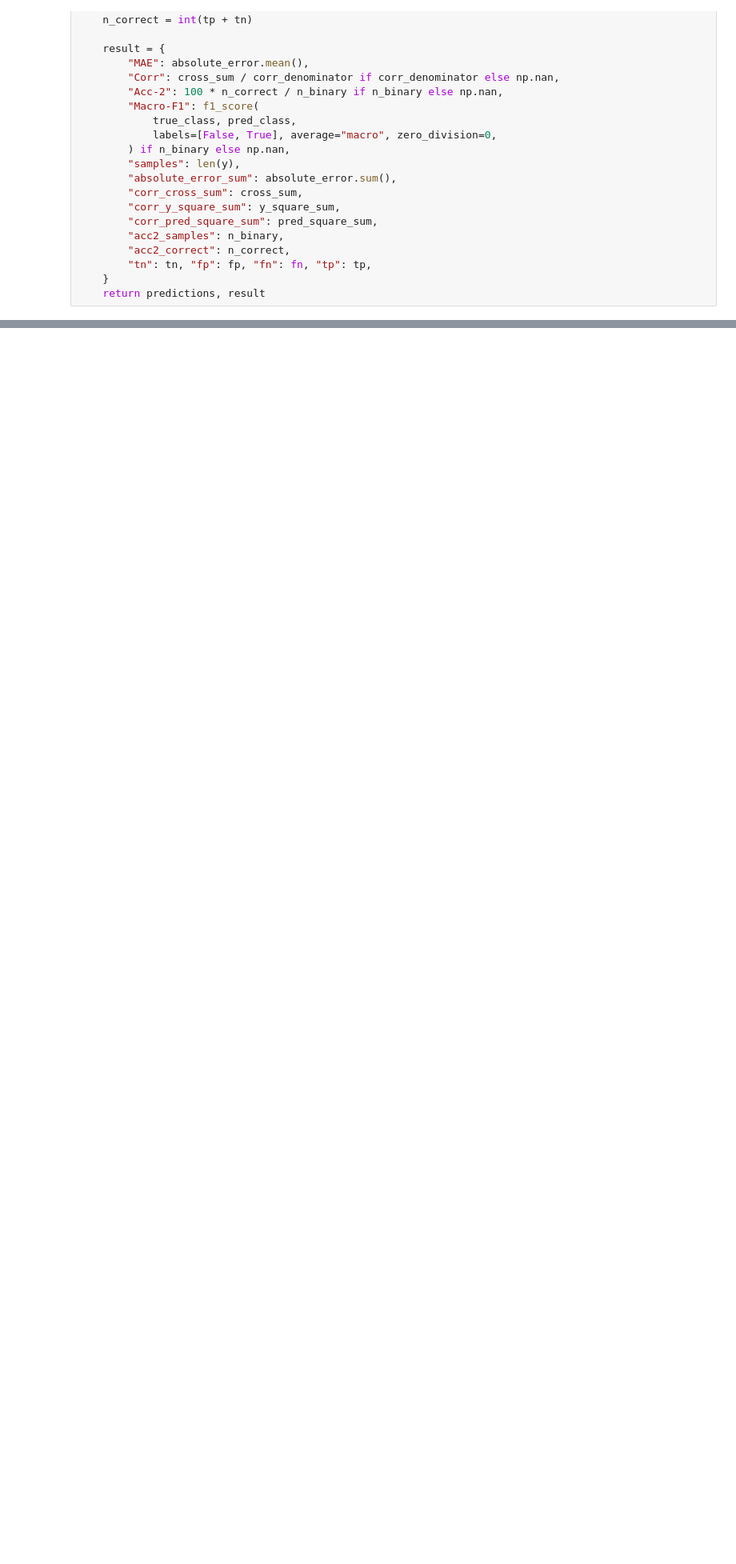
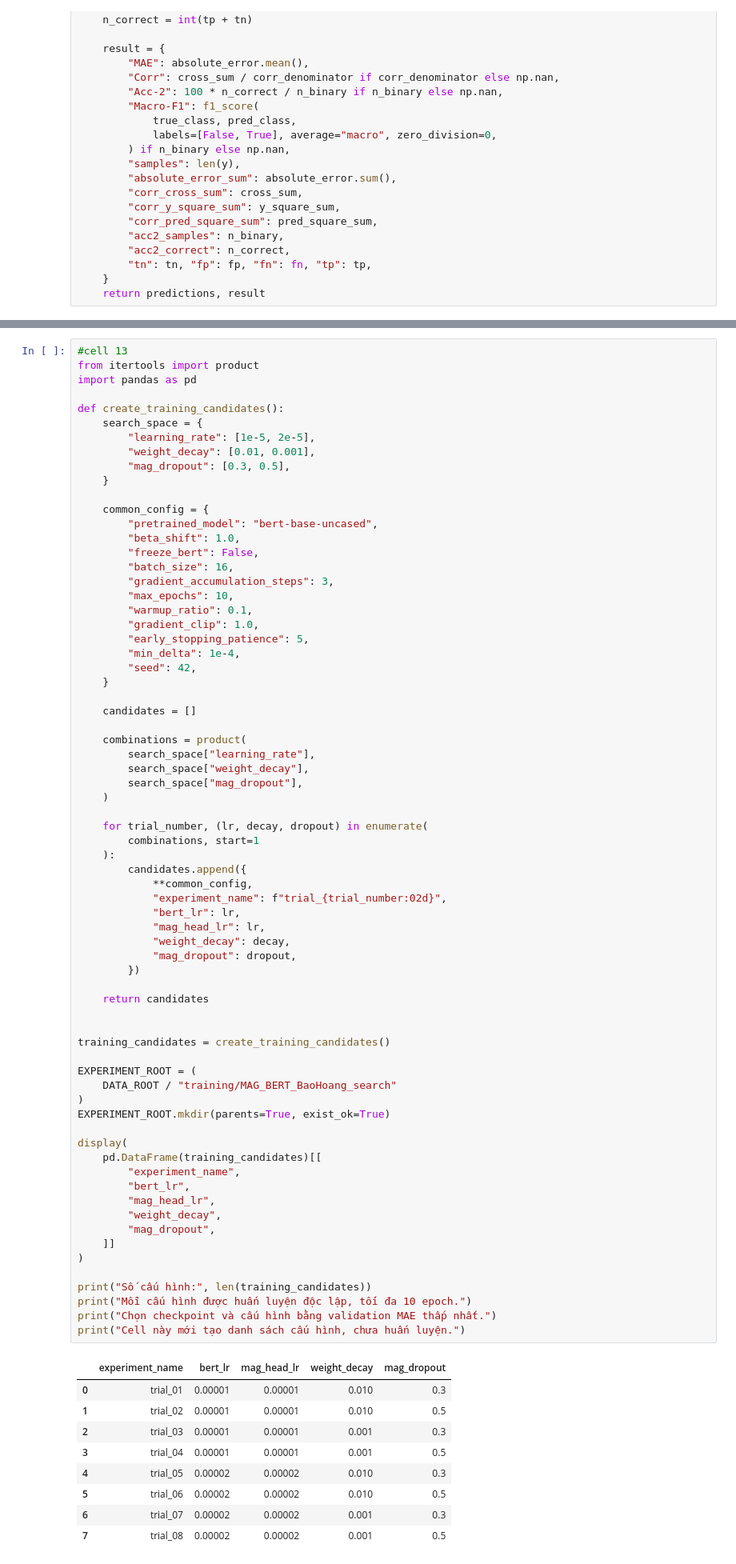
Before and after one commit to danghau2512/DataMining-MSA, a Jupyter notebook: src/notebooks/03_Train_Model.ipynb, the cells around one changed output, grey strips where cells are left out. Shown at 80% size. Cells and saved outputs as stored; diff of their text form; blank space fills up the shorter version.

```diff
--- a/src/notebooks/03_Train_Model.ipynb
+++ b/src/notebooks/03_Train_Model.ipynb
@@ -255,0 +289,80 @@ Số liệu dùng để kiểm chứng
+# %%
+#cell 13
+from itertools import product
+import pandas as pd
+
+def create_training_candidates():
+    search_space = {
+        "learning_rate": [1e-5, 2e-5],
+        "weight_decay": [0.01, 0.001],
+        "mag_dropout": [0.3, 0.5],
+    }
+
+    common_config = {
+        "pretrained_model": "bert-base-uncased",
+        "beta_shift": 1.0,
+        "freeze_bert": False,
+        "batch_size": 16,
+        "gradient_accumulation_steps": 3,
+        "max_epochs": 10,
+        "warmup_ratio": 0.1,
+        "gradient_clip": 1.0,
+        "early_stopping_patience": 5,
+        "min_delta": 1e-4,
+        "seed": 42,
+    }
+
+    candidates = []
+
+    combinations = product(
+        search_space["learning_rate"],
+        search_space["weight_decay"],
+        search_space["mag_dropout"],
+    )
+
+    for trial_number, (lr, decay, dropout) in enumerate(
+        combinations, start=1
+    ):
+        candidates.append({
+            **common_config,
+            "experiment_name": f"trial_{trial_number:02d}",
+            "bert_lr": lr,
+            "mag_head_lr": lr,
+            "weight_decay": decay,
+            "mag_dropout": dropout,
+        })
+
+    return candidates
+
+
+training_candidates = create_training_candidates()
+
+EXPERIMENT_ROOT = (
+    DATA_ROOT / "training/MAG_BERT_BaoHoang_search"
+)
+EXPERIMENT_ROOT.mkdir(parents=True, exist_ok=True)
+
+display(
+    pd.DataFrame(training_candidates)[[
+        "experiment_name",
+        "bert_lr",
+        "mag_head_lr",
+        "weight_decay",
+        "mag_dropout",
+    ]]
+)
+
+print("Số cấu hình:", len(training_candidates))
+print("Mỗi cấu hình được huấn luyện độc lập, tối đa 10 epoch.")
+print("Chọn checkpoint và cấu hình bằng validation MAE thấp nhất.")
+print("Cell này mới tạo danh sách cấu hình, chưa huấn luyện.")
+# %% [output]
+|  | experiment_name | bert_lr | mag_head_lr | weight_decay | mag_dropout |
+| 0 | trial_01 | 0.00001 | 0.00001 | 0.010 | 0.3 |
+| 1 | trial_02 | 0.00001 | 0.00001 | 0.010 | 0.5 |
+| 2 | trial_03 | 0.00001 | 0.00001 | 0.001 | 0.3 |
+| 3 | trial_04 | 0.00001 | 0.00001 | 0.001 | 0.5 |
+| 4 | trial_05 | 0.00002 | 0.00002 | 0.010 | 0.3 |
+| 5 | trial_06 | 0.00002 | 0.00002 | 0.010 | 0.5 |
+| 6 | trial_07 | 0.00002 | 0.00002 | 0.001 | 0.3 |
+| 7 | trial_08 | 0.00002 | 0.00002 | 0.001 | 0.5 |
```
Also changed, not shown: parts of 21 cells of this notebook.
